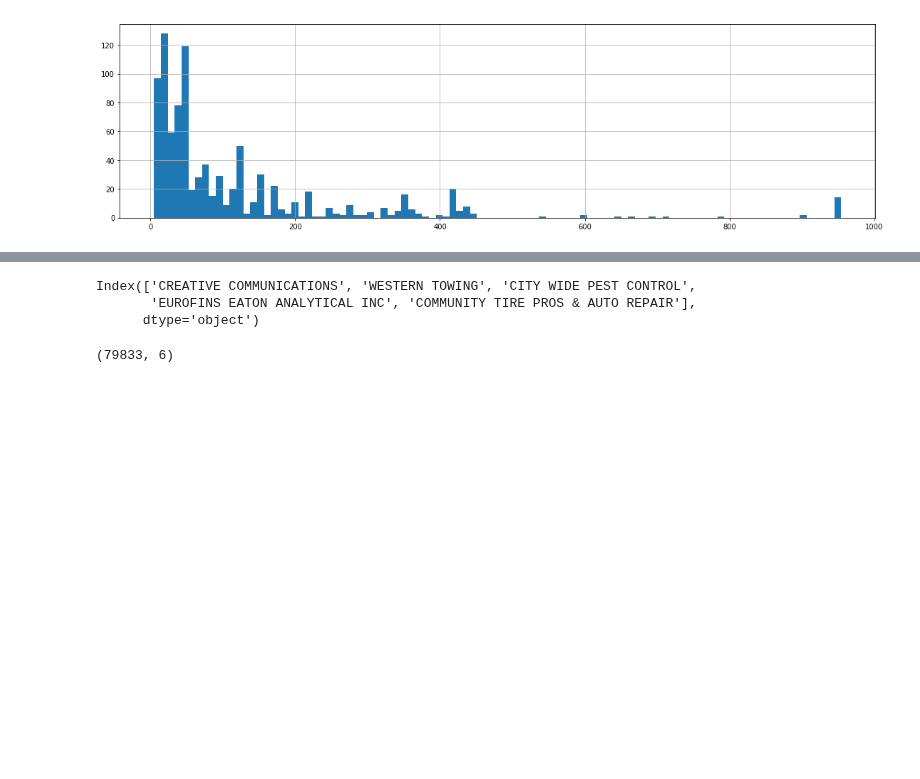
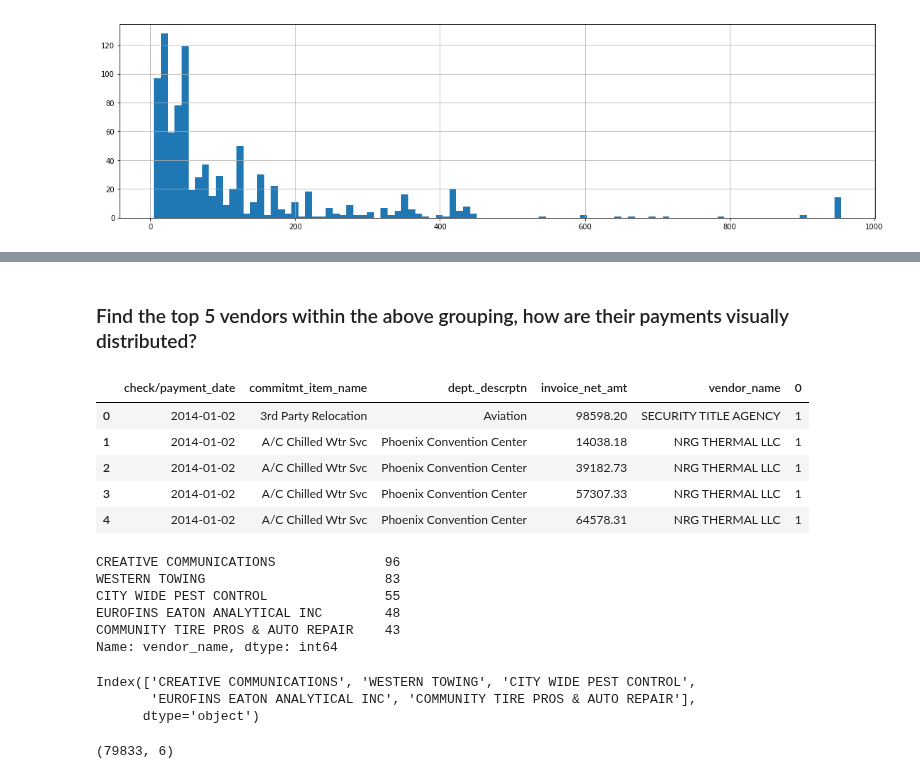
Before and after one commit to mrkjhsn/City-of-Phoenix-Vendor-Payments, a Jupyter notebook: vendor_analysis.ipynb, the cells around one changed output, grey strips where cells are left out. Drawn from its saved outputs; the diff is of its cells as text; code cells hidden in the pictures; blank space fills up the shorter version.

```diff
--- a/vendor_analysis.ipynb
+++ b/vendor_analysis.ipynb
@@ -282,11 +283,33 @@ plt.scatter(identical_pay_group[(identical_pay_group[0] > 20)
+# %% [markdown]
+### Find the top 5 vendors within the above grouping, how are their payments visually distributed?
+# %%
+identical_pay_group.head()
+# %% [output]
+|  | check/payment_date | commitmt_item_name | dept._descrptn | invoice_net_amt | vendor_name | 0 |
+| 0 | 2014-01-02 | 3rd Party Relocation | Aviation | 98598.20 | SECURITY TITLE AGENCY | 1 |
+| 1 | 2014-01-02 | A/C Chilled Wtr Svc | Phoenix Convention Center | 14038.18 | NRG THERMAL LLC | 1 |
+| 2 | 2014-01-02 | A/C Chilled Wtr Svc | Phoenix Convention Center | 39182.73 | NRG THERMAL LLC | 1 |
+| 3 | 2014-01-02 | A/C Chilled Wtr Svc | Phoenix Convention Center | 57307.33 | NRG THERMAL LLC | 1 |
+| 4 | 2014-01-02 | A/C Chilled Wtr Svc | Phoenix Convention Center | 64578.31 | NRG THERMAL LLC | 1 |
 # %%
 # find top 5 vendors within above grouping
 identical_pay_group[(identical_pay_group[0] > 20) & (identical_pay_group['invoice_net_amt'] < 1000)] \
-    ['vendor_name'].value_counts().head(5).index
+    ['vendor_name'].value_counts().head(5)
 # %% [output]
-Index(['CREATIVE COMMUNICATIONS', 'WESTERN TOWING', 'CITY WIDE PEST CONTROL',
-       'EUROFINS EATON ANALYTICAL INC', 'COMMUNITY TIRE PROS & AUTO REPAIR'],
-      dtype='object')
+CREATIVE COMMUNICATIONS              96
+WESTERN TOWING                       83
+CITY WIDE PEST CONTROL               55
+EUROFINS EATON ANALYTICAL INC        48
+COMMUNITY TIRE PROS & AUTO REPAIR    43
+Name: vendor_name, dtype: int64
+# %%
+# extract just the top 5 vendor names
+identical_pay_group[(identical_pay_group[0] > 20) & (identical_pay_group['invoice_net_amt'] < 1000)] \
+    ['vendor_name'].value_counts().head(5).index
+# %% [output]
+Index(['CREATIVE COMMUNICATIONS', 'WESTERN TOWING', 'CITY WIDE PEST CONTROL',
+       'EUROFINS EATON ANALYTICAL INC', 'COMMUNITY TIRE PROS & AUTO REPAIR'],
+      dtype='object')
 # %%
 # subset payments data based on the payments of these top 5 vendors
 id_payments_top_vendors = payments[payments['vendor_name'].isin(identical_pay_group[(identical_pay_group[0] > 20) & (identical_pay_group['invoice_net_amt'] < 1000)] \
```
Also changed, not shown: parts of 10 cells of this notebook.
